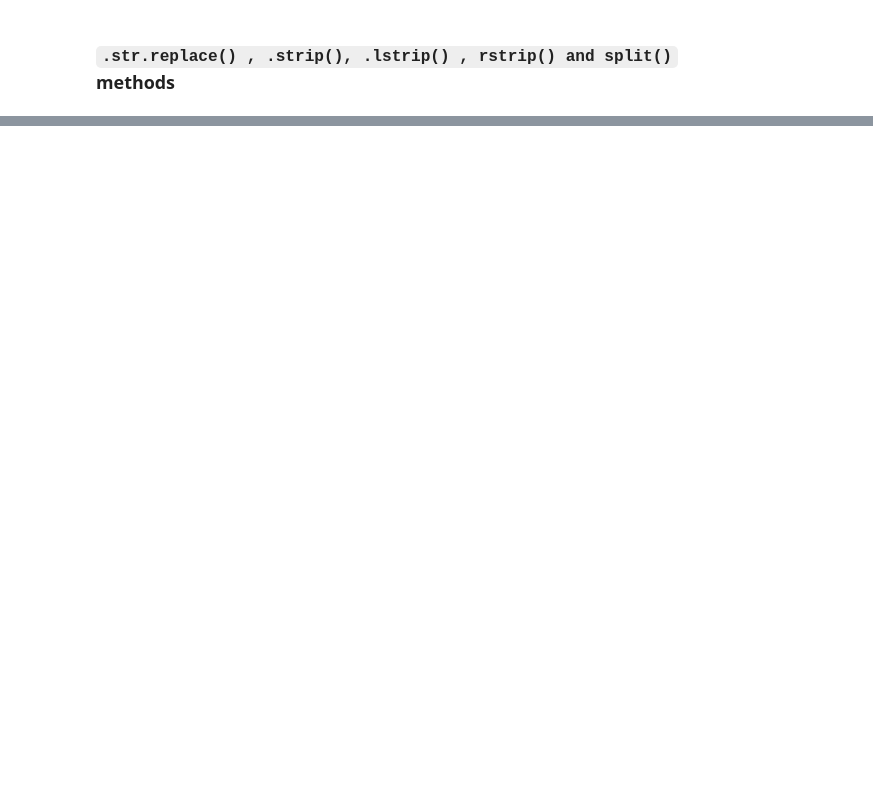
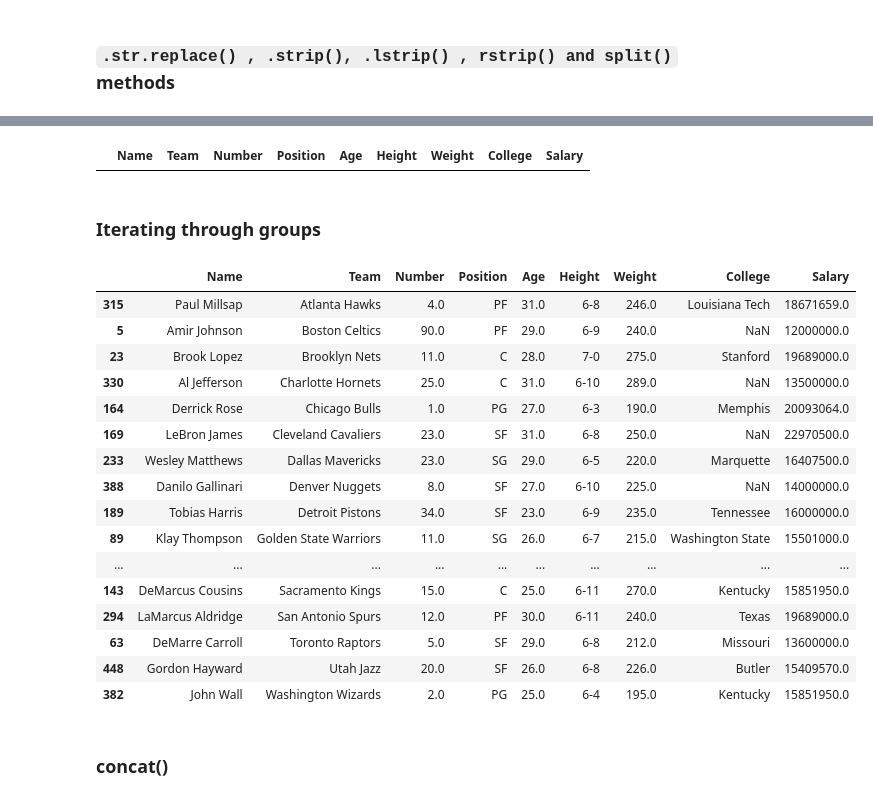
Before and after one commit to nkamatam/adv_python, a Jupyter notebook: original/Pandas/Pandas_DataFrame_2.ipynb, the cells around one changed output, grey strips where cells are left out. Saved outputs shown, nothing was run; the diff lists cells and outputs as text; code cells hidden in the pictures; blank space fills up the shorter version.

```diff
--- a/original/Pandas/Pandas_DataFrame_2.ipynb
+++ b/original/Pandas/Pandas_DataFrame_2.ipynb
@@ -1118,0 +1459,4 @@ Name: Remarks, dtype: object
+# %%
+import pandas as pd
+nba = pd.read_csv("nba.csv")
+Teams = nba.groupby("Team")
@@ -1118,0 +1487,33 @@ Name: Remarks, dtype: object
+# %%
+df = pd.DataFrame(columns=nba.columns)
+df
+# %% [output]
+|  | Name | Team | Number | Position | Age | Height | Weight | College | Salary |
+# %% [markdown]
+### Iterating through groups
+# %%
+for team,data in Teams:
+    highest_player_salary_in_group=data.nlargest(1,"Salary")
+    df=df.append(highest_player_salary_in_group)S
+# %%
+df
+# %% [output]
+|  | Name | Team | Number | Position | Age | Height | Weight | College | Salary |
+| 315 | Paul Millsap | Atlanta Hawks | 4.0 | PF | 31.0 | 6-8 | 246.0 | Louisiana Tech | 18671659.0 |
+| 5 | Amir Johnson | Boston Celtics | 90.0 | PF | 29.0 | 6-9 | 240.0 | NaN | 12000000.0 |
+| 23 | Brook Lopez | Brooklyn Nets | 11.0 | C | 28.0 | 7-0 | 275.0 | Stanford | 19689000.0 |
+| 330 | Al Jefferson | Charlotte Hornets | 25.0 | C | 31.0 | 6-10 | 289.0 | NaN | 13500000.0 |
+| 164 | Derrick Rose | Chicago Bulls | 1.0 | PG | 27.0 | 6-3 | 190.0 | Memphis | 20093064.0 |
+| 169 | LeBron James | Cleveland Cavaliers | 23.0 | SF | 31.0 | 6-8 | 250.0 | NaN | 22970500.0 |
+| 233 | Wesley Matthews | Dallas Mavericks | 23.0 | SG | 29.0 | 6-5 | 220.0 | Marquette | 16407500.0 |
+| 388 | Danilo Gallinari | Denver Nuggets | 8.0 | SF | 27.0 | 6-10 | 225.0 | NaN | 14000000.0 |
+| 189 | Tobias Harris | Detroit Pistons | 34.0 | SF | 23.0 | 6-9 | 235.0 | Tennessee | 16000000.0 |
+| 89 | Klay Thompson | Golden State Warriors | 11.0 | SG | 26.0 | 6-7 | 215.0 | Washington State | 15501000.0 |
+| ... | ... | ... | ... | ... | ... | ... | ... | ... | ... |
+| 143 | DeMarcus Cousins | Sacramento Kings | 15.0 | C | 25.0 | 6-11 | 270.0 | Kentucky | 15851950.0 |
+| 294 | LaMarcus Aldridge | San Antonio Spurs | 12.0 | PF | 30.0 | 6-11 | 240.0 | Texas | 19689000.0 |
+| 63 | DeMarre Carroll | Toronto Raptors | 5.0 | SF | 29.0 | 6-8 | 212.0 | Missouri | 13600000.0 |
+| 448 | Gordon Hayward | Utah Jazz | 20.0 | SF | 26.0 | 6-8 | 226.0 | Butler | 15409570.0 |
+| 382 | John Wall | Washington Wizards | 2.0 | PG | 25.0 | 6-4 | 195.0 | Kentucky | 15851950.0 |
+# %% [markdown]
+### concat()
```
Also changed, not shown: parts of 80 cells of this notebook, 6 other files.
